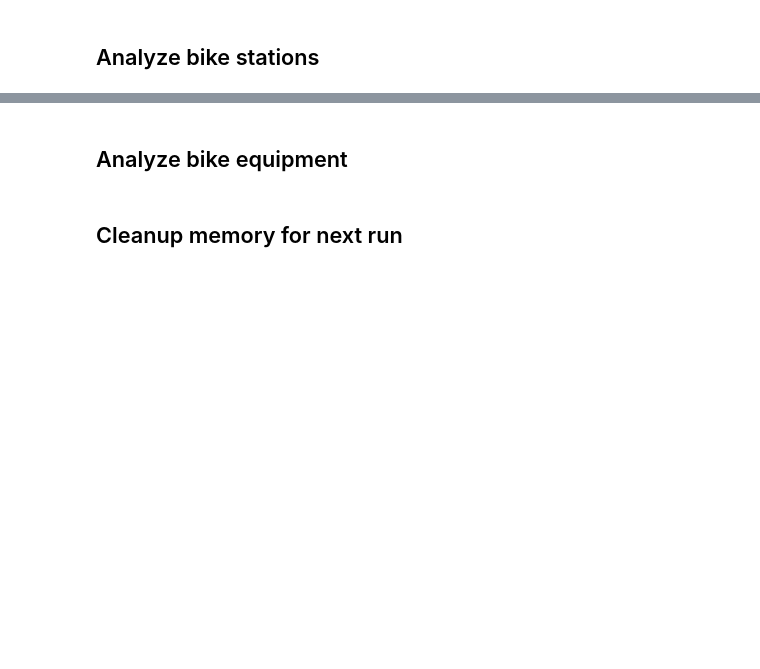
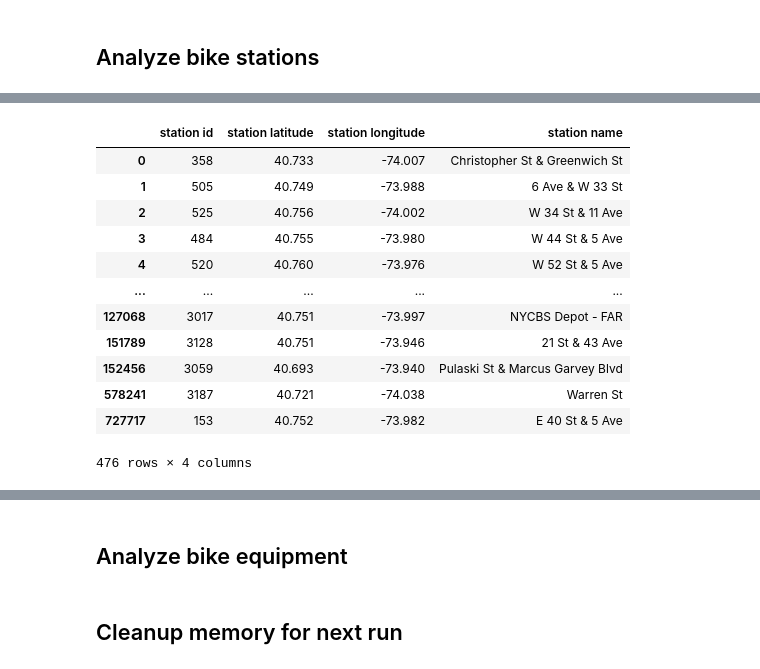
Before and after one commit to andygitlib/tableau-citibike, a Jupyter notebook: citibike_data_import.ipynb, the cells around one changed output, grey strips where cells are left out. Drawn from its saved outputs; the diff is of its cells as text; code cells hidden in the pictures; blank space fills up the shorter version.

```diff
--- a/citibike_data_import.ipynb
+++ b/citibike_data_import.ipynb
@@ -278,6 +436,21 @@ start_stations_df.columns = ["station id", "station latitude","station longitude
 # %%
 end_stations_df = citibike_df.drop_duplicates(subset=["end station id", "end station latitude","end station longitude","end station name"])
 end_stations_df = end_stations_df[["end station id", "end station latitude","end station longitude","end station name"]]
 end_stations_df = pd.DataFrame(end_stations_df)
 end_stations_df.columns = ["station id", "station latitude","station longitude","station name"]
+end_stations_df
+# %% [output]
+|  | station id | station latitude | station longitude | station name |
+| 0 | 358 | 40.733 | -74.007 | Christopher St & Greenwich St |
+| 1 | 505 | 40.749 | -73.988 | 6 Ave & W 33 St |
+| 2 | 525 | 40.756 | -74.002 | W 34 St & 11 Ave |
+| 3 | 484 | 40.755 | -73.980 | W 44 St & 5 Ave |
+| 4 | 520 | 40.760 | -73.976 | W 52 St & 5 Ave |
+| ... | ... | ... | ... | ... |
+| 127068 | 3017 | 40.751 | -73.997 | NYCBS Depot - FAR |
+| 151789 | 3128 | 40.751 | -73.946 | 21 St & 43 Ave |
+| 152456 | 3059 | 40.693 | -73.940 | Pulaski St & Marcus Garvey Blvd |
+| 578241 | 3187 | 40.721 | -74.038 | Warren St |
+| 727717 | 153 | 40.752 | -73.982 | E 40 St & 5 Ave |
+476 rows × 4 columns
 # %%
```
Also changed, not shown: parts of 32 cells of this notebook, 7 other files.
